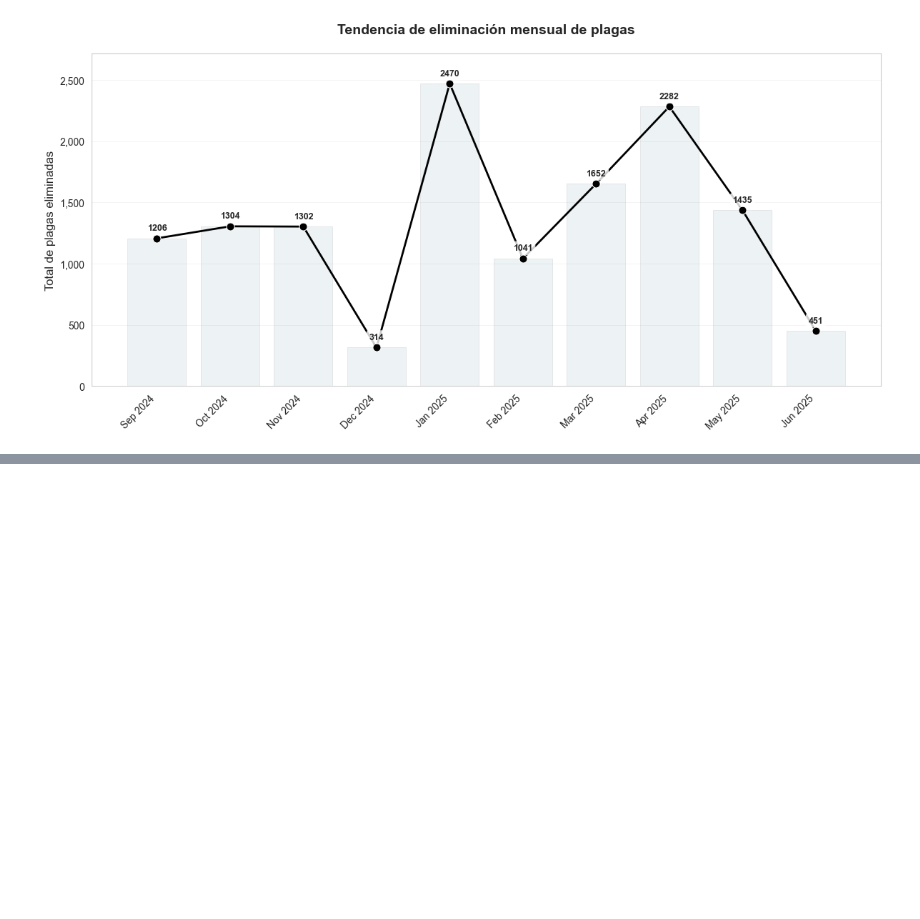
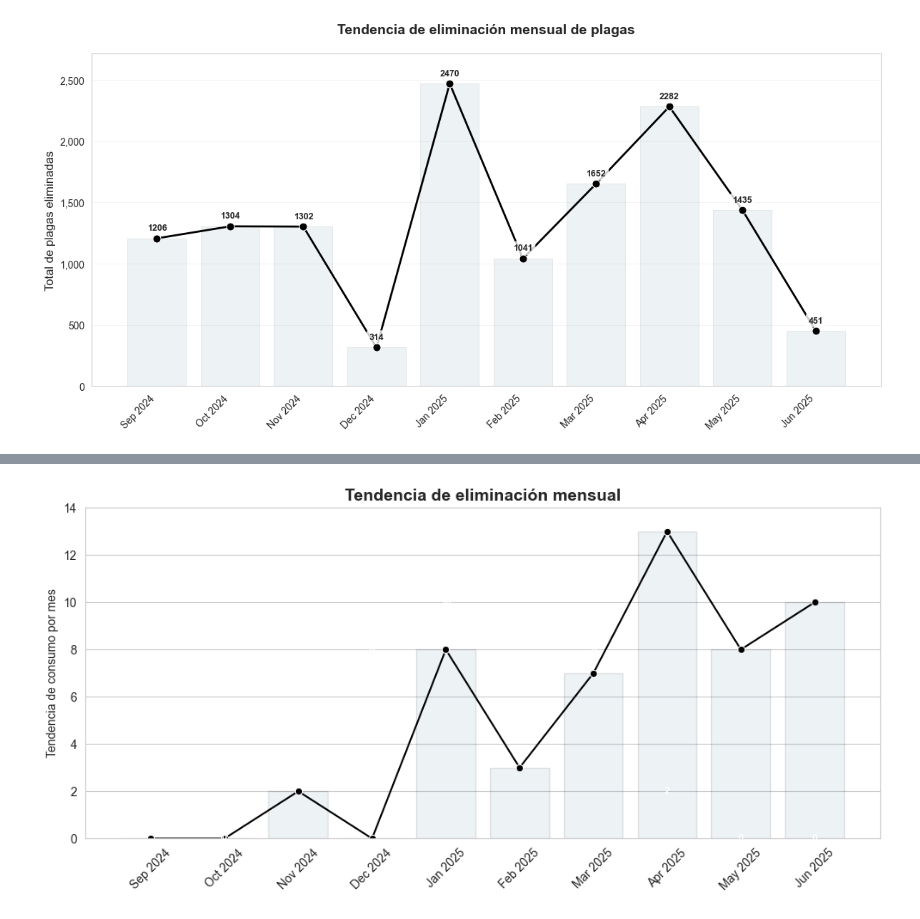
Before and after one commit to juanpaat/Serviplagas, a Jupyter notebook: Notebook.ipynb, the cells around one changed output, grey strips where cells are left out. Cells and saved outputs as stored; diff of their text form; code cells hidden in the pictures; blank space fills up the shorter version.

```diff
--- a/Notebook.ipynb
+++ b/Notebook.ipynb
@@ -42,0 +62,4 @@ generate_total_plagas_trend_plot(df_limpio)
+# %%
+plot_tendencia_eliminacion_mensual(df_roedores)
+# %% [output]
+[figure, added]
```
Also changed, not shown: parts of 11 cells of this notebook, 8 other files.
